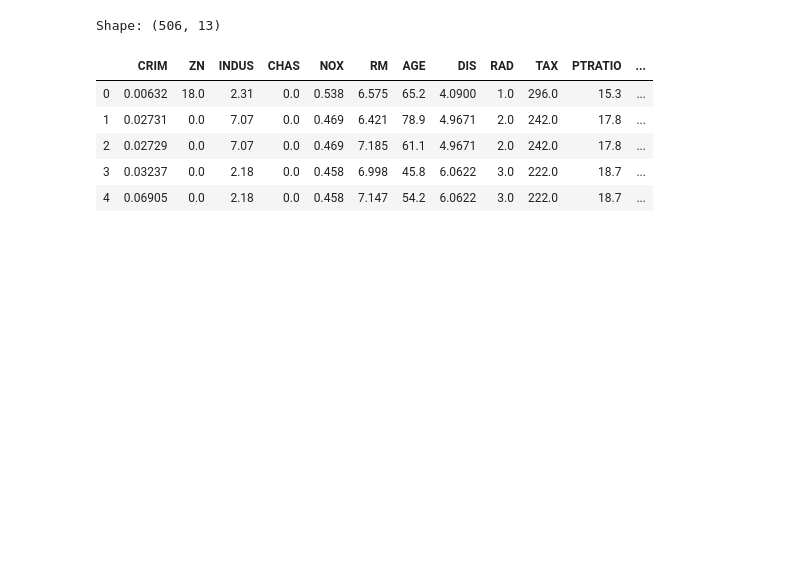
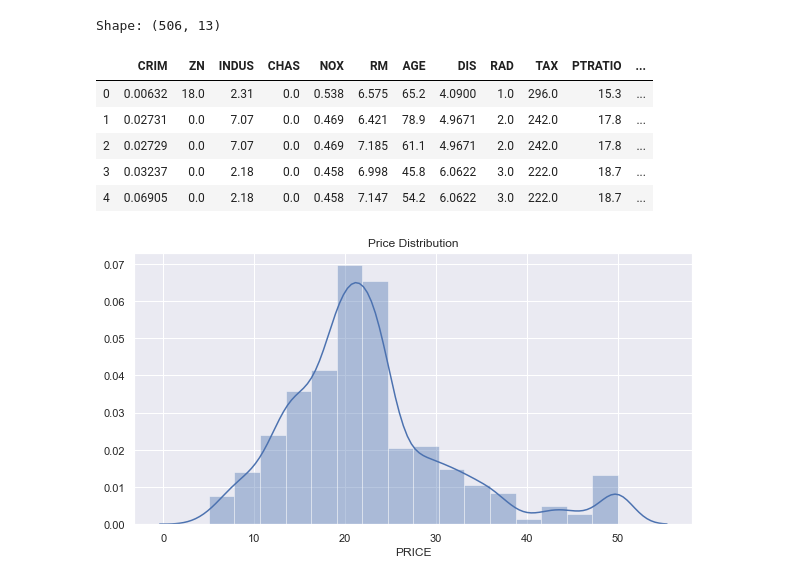
Before and after one commit to APNovichkov/python-ml, a Jupyter notebook: homework-1/homework_1.ipynb, the cells around one changed output. Saved outputs shown, nothing was run; the diff lists cells and outputs as text; code cells hidden in the pictures; blank space fills up the shorter version.

```diff
--- a/homework-1/homework_1.ipynb
+++ b/homework-1/homework_1.ipynb
@@ -21,0 +44,6 @@ Shape: (506, 13)
+# %%
+# Plot price distribution
+sns.set(rc={'figure.figsize':(10,5)})
+_= sns.distplot(df['PRICE'].dropna(), hist=True, bins=16).set_title("Price Distribution")
+# %% [output]
+[figure, added]
```
Also changed, not shown: parts of 42 cells of this notebook, 1 other file.
